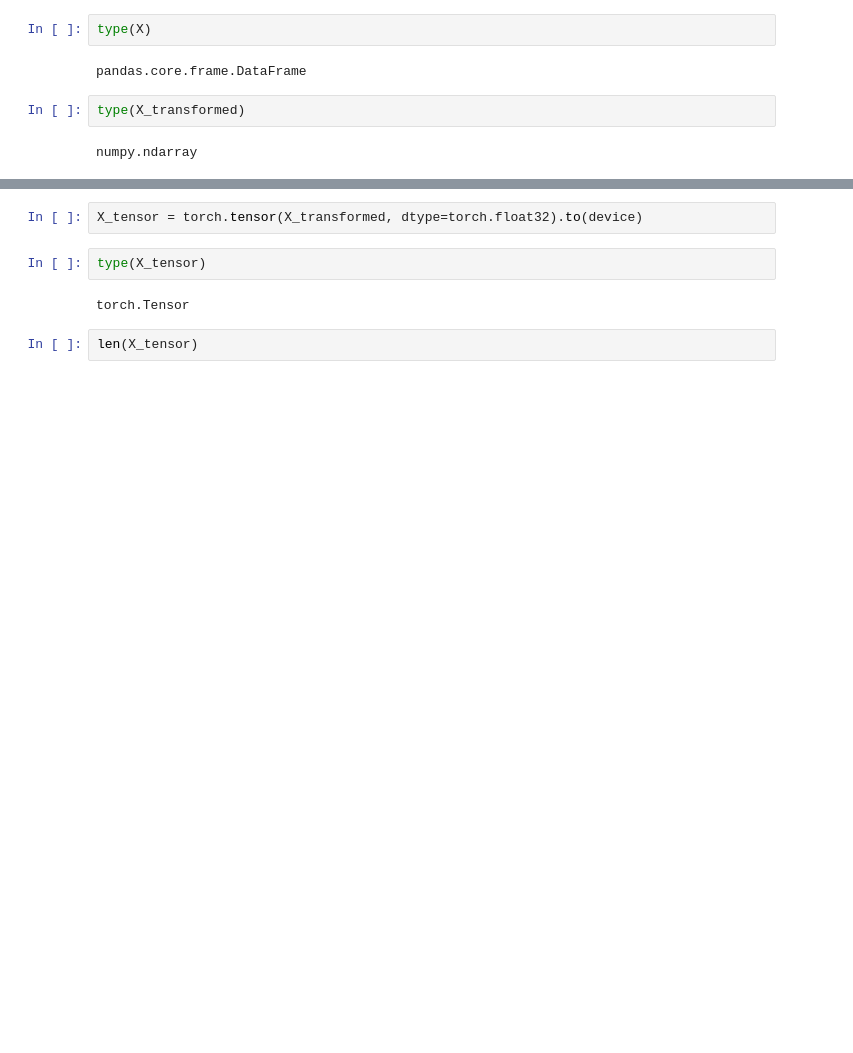
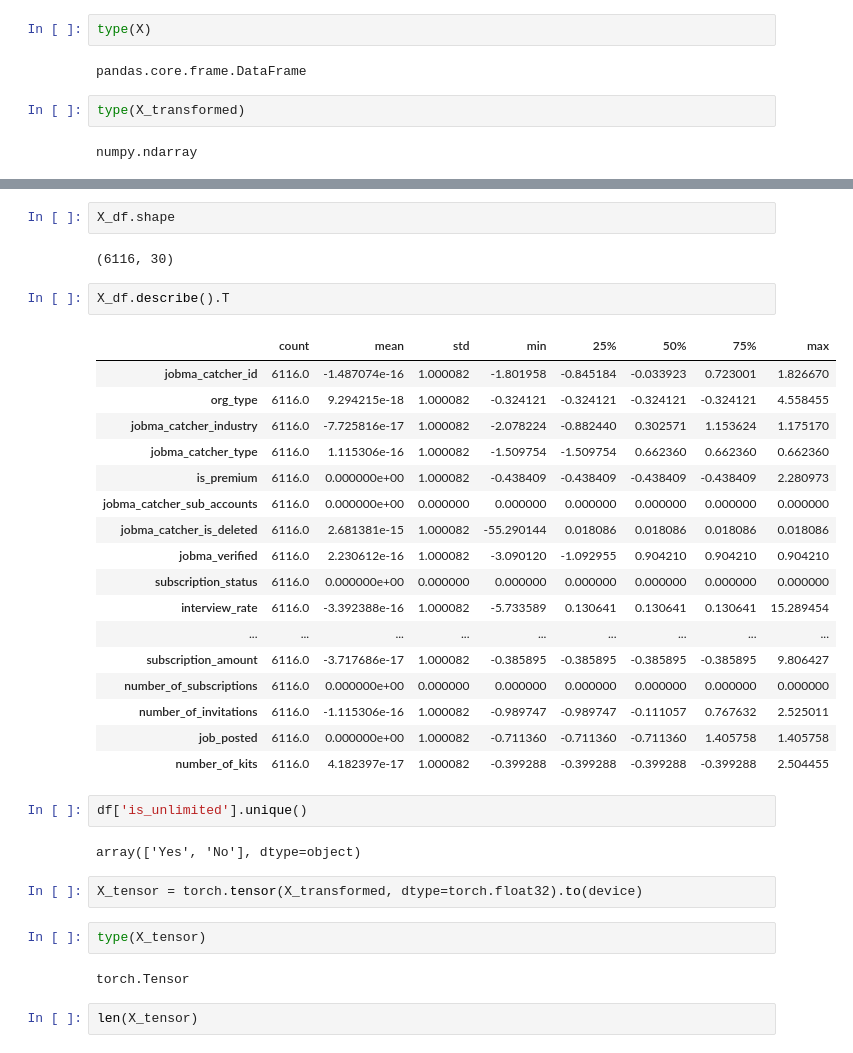
Before and after one commit to DushyantGoyal1611/Python_Jobma, a Jupyter notebook: Recommender System/Client's Loyalty Recommendation System/Client_Recommendation.ipynb, the cells around one changed output, grey strips where cells are left out. Saved outputs shown, nothing was run; the diff lists cells and outputs as text; blank space fills up the shorter version.

```diff
--- a/Recommender System/Client's Loyalty Recommendation System/Client_Recommendation.ipynb
+++ b/Recommender System/Client's Loyalty Recommendation System/Client_Recommendation.ipynb
@@ -162,3 +221,31 @@ RangeIndex(start=0, stop=30, step=1)
+# %%
+X_df.shape
+# %% [output]
+(6116, 30)
+# %%
+X_df.describe().T
+# %% [output]
+|  | count | mean | std | min | 25% | 50% | 75% | max |
+| jobma_catcher_id | 6116.0 | -1.487074e-16 | 1.000082 | -1.801958 | -0.845184 | -0.033923 | 0.723001 | 1.826670 |
+| org_type | 6116.0 | 9.294215e-18 | 1.000082 | -0.324121 | -0.324121 | -0.324121 | -0.324121 | 4.558455 |
+| jobma_catcher_industry | 6116.0 | -7.725816e-17 | 1.000082 | -2.078224 | -0.882440 | 0.302571 | 1.153624 | 1.175170 |
+| jobma_catcher_type | 6116.0 | 1.115306e-16 | 1.000082 | -1.509754 | -1.509754 | 0.662360 | 0.662360 | 0.662360 |
+| is_premium | 6116.0 | 0.000000e+00 | 1.000082 | -0.438409 | -0.438409 | -0.438409 | -0.438409 | 2.280973 |
+| jobma_catcher_sub_accounts | 6116.0 | 0.000000e+00 | 0.000000 | 0.000000 | 0.000000 | 0.000000 | 0.000000 | 0.000000 |
+| jobma_catcher_is_deleted | 6116.0 | 2.681381e-15 | 1.000082 | -55.290144 | 0.018086 | 0.018086 | 0.018086 | 0.018086 |
+| jobma_verified | 6116.0 | 2.230612e-16 | 1.000082 | -3.090120 | -1.092955 | 0.904210 | 0.904210 | 0.904210 |
+| subscription_status | 6116.0 | 0.000000e+00 | 0.000000 | 0.000000 | 0.000000 | 0.000000 | 0.000000 | 0.000000 |
+| interview_rate | 6116.0 | -3.392388e-16 | 1.000082 | -5.733589 | 0.130641 | 0.130641 | 0.130641 | 15.289454 |
+| ... | ... | ... | ... | ... | ... | ... | ... | ... |
+| subscription_amount | 6116.0 | -3.717686e-17 | 1.000082 | -0.385895 | -0.385895 | -0.385895 | -0.385895 | 9.806427 |
+| number_of_subscriptions | 6116.0 | 0.000000e+00 | 0.000000 | 0.000000 | 0.000000 | 0.000000 | 0.000000 | 0.000000 |
+| number_of_invitations | 6116.0 | -1.115306e-16 | 1.000082 | -0.989747 | -0.989747 | -0.111057 | 0.767632 | 2.525011 |
+| job_posted | 6116.0 | 0.000000e+00 | 1.000082 | -0.711360 | -0.711360 | -0.711360 | 1.405758 | 1.405758 |
+| number_of_kits | 6116.0 | 4.182397e-17 | 1.000082 | -0.399288 | -0.399288 | -0.399288 | -0.399288 | 2.504455 |
+# %%
+df['is_unlimited'].unique()
+# %% [output]
+array(['Yes', 'No'], dtype=object)
 # %%
 X_tensor = torch.tensor(X_transformed, dtype=torch.float32).to(device)
 # %%
```
Also changed, not shown: parts of 36 cells of this notebook, 4 other files.
